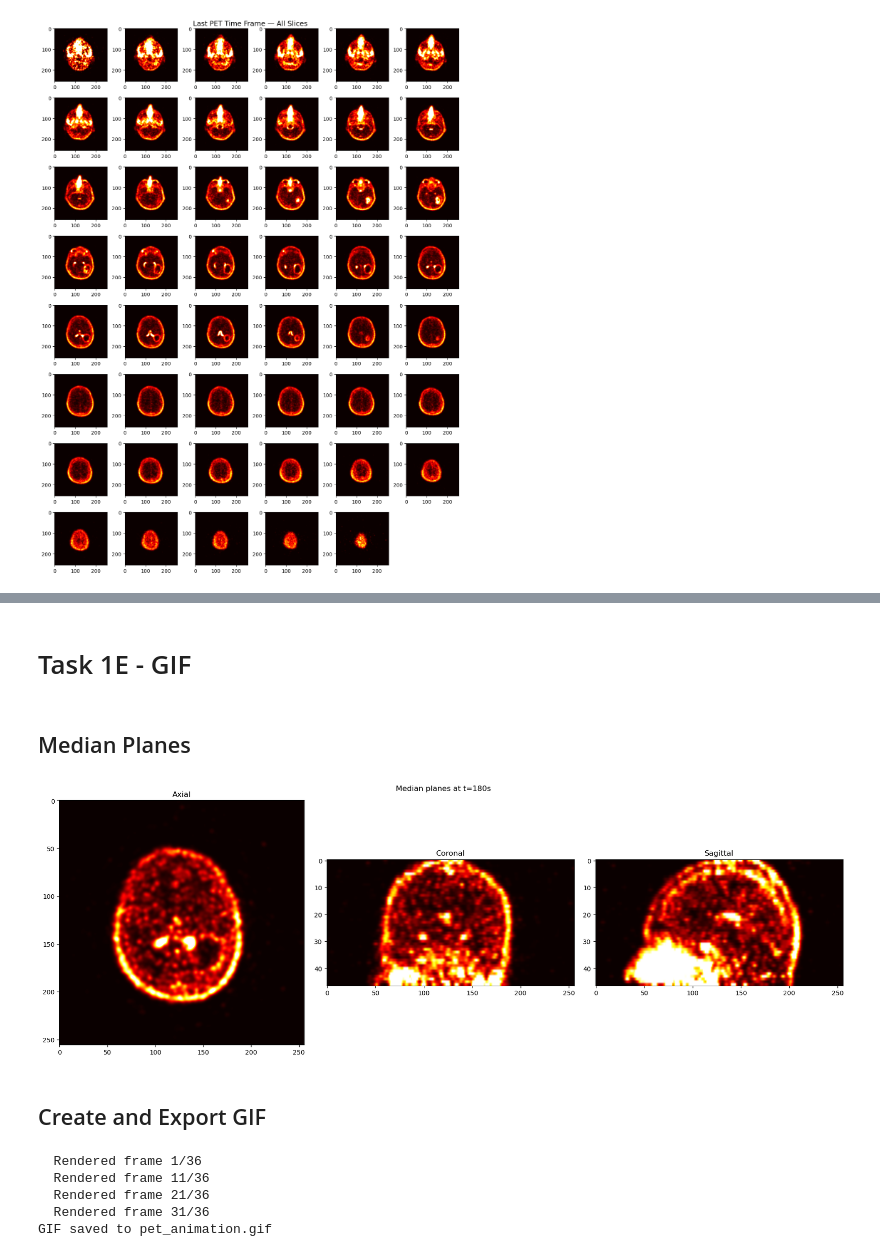
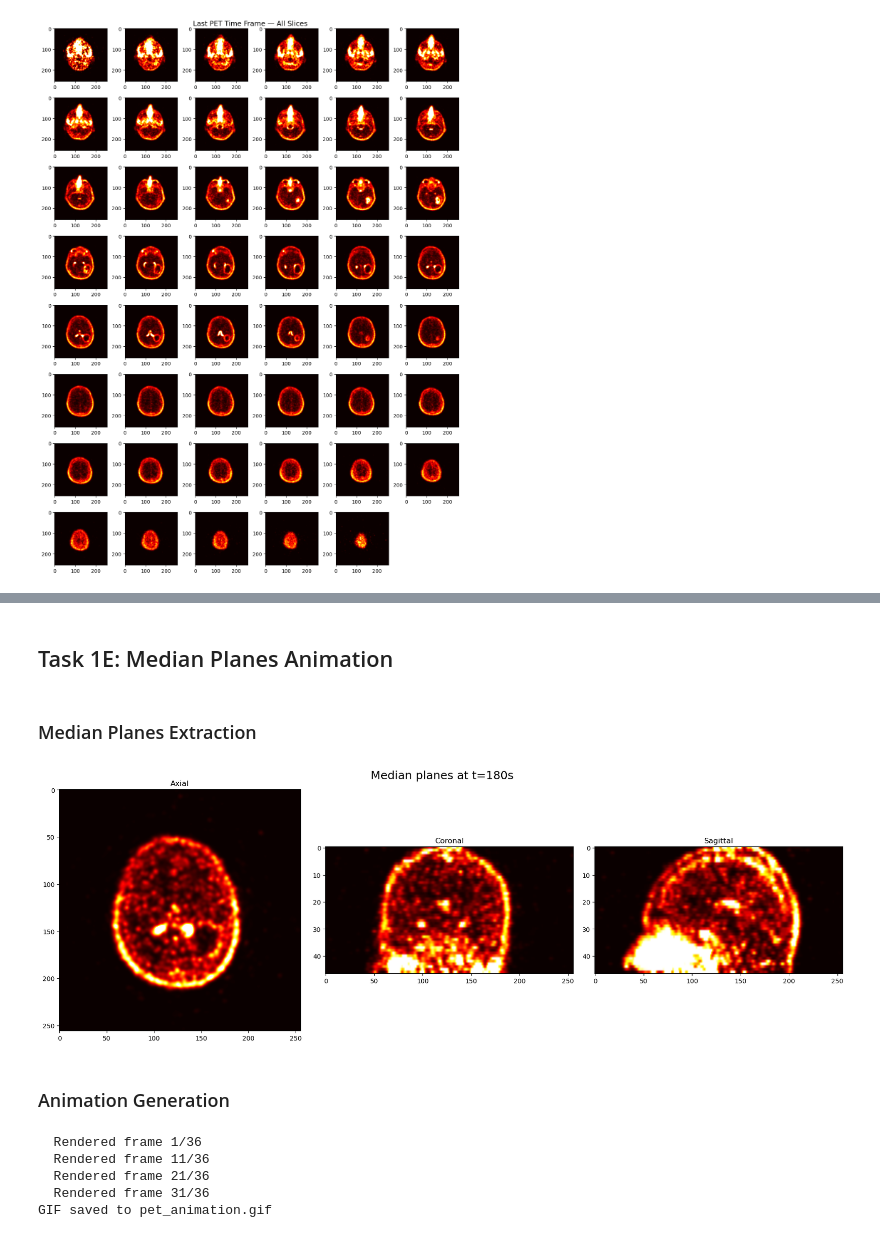
Before and after one commit to EinarLop/UIB_MED_FP, a Jupyter notebook: task1.ipynb, the cells around one changed output, grey strips where cells are left out. Saved outputs shown, nothing was run; the diff lists cells and outputs as text; code cells hidden in the pictures.

```diff
--- a/task1.ipynb
+++ b/task1.ipynb
@@ -201,38 +209,35 @@ mean_pet shape: (47, 256, 256)
 # %% [markdown]
-# Task 1E - GIF
+## Task 1E: Median Planes Animation
 # %% [markdown]
-## Median Planes
+### Median Planes Extraction
 # %%
 spacing_between_slices = float(pet_ds.SpacingBetweenSlices)
 pixel_spacing = float(pet_ds.PixelSpacing[0])
-aspect_aniso = spacing_between_slices / pixel_spacing  # for coronal/sagittal
+aspect_aniso = spacing_between_slices / pixel_spacing
 
-# Extract median planes across all time frames
-axial    = pet4d[:, n_slices//2, :,:]  # (36, 256, 256)
+axial    = pet4d[:, n_slices//2, :,:]
 coronal  = pet4d[:, ::-1, rows//2,:]
 sagittal = pet4d[:,::-1,:, cols//2]
 
-# Preview: show the middle time frame for each plane
 t_mid = n_time // 2
 vmax  = np.percentile(pet4d, 99)
 
-fig, axes = plt.subplots(1, 3, figsize=(18, 6))
-fig.suptitle(f'Median planes at t={unique_t[t_mid]:.0f}s')
+fig, axes = plt.subplots(1, 3, figsize=(18, 6),)
+fig.suptitle(f'Median planes at t={unique_t[t_mid]:.0f}s', fontsize=18)
 
 axes[0].imshow(axial[t_mid],    cmap='hot', vmin=0, vmax=vmax, aspect='equal')
 axes[0].set_title('Axial')
 
-# YOUR CODE HERE — coronal and sagittal with correct aspect ratio
 axes[1].imshow(coronal[t_mid],  cmap='hot', vmin=0, vmax=vmax, aspect=aspect_aniso)
 axes[1].set_title('Coronal')
 
 axes[2].imshow(sagittal[t_mid],  cmap='hot', vmin=0, vmax=vmax, aspect=aspect_aniso)
 axes[2].set_title('Sagittal')
 
 plt.tight_layout()
 plt.show()
 # %% [output]
-[figure, old version]
+[figure, new version]
 # %% [markdown]
-## Create and Export GIF
+### Animation Generation
 # %%
```
Also changed, not shown: parts of 19 cells of this notebook, 4 other files.
